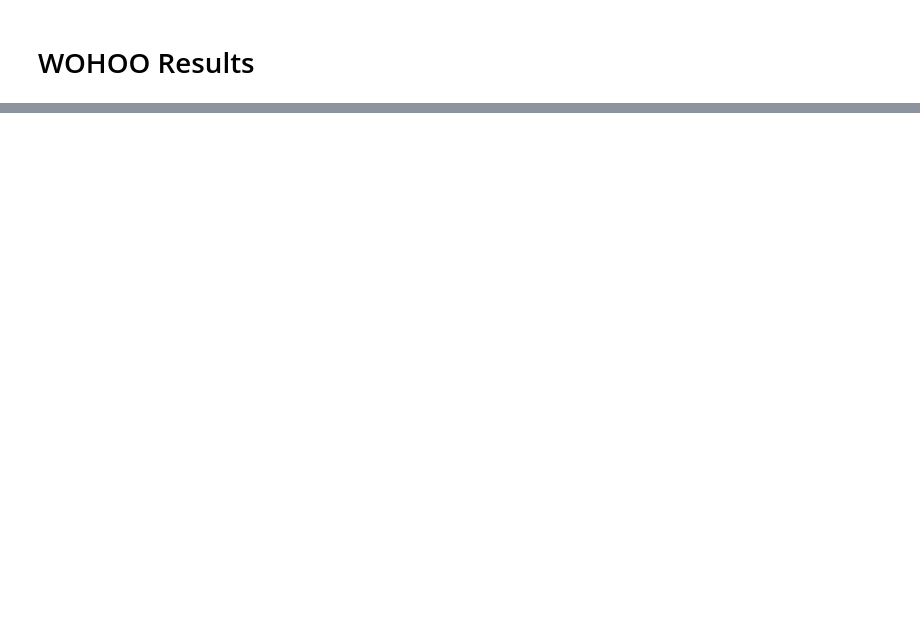
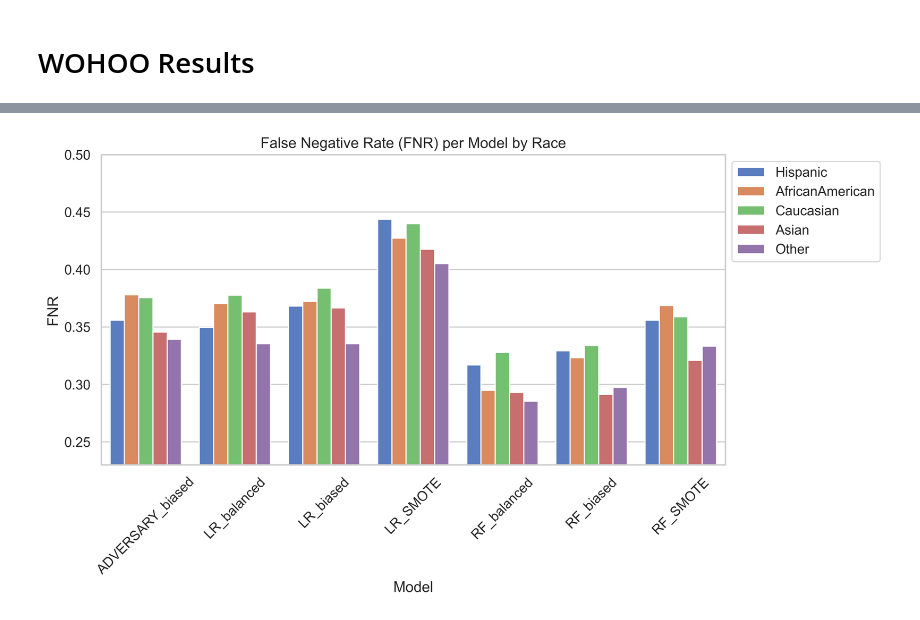
Before and after one commit to pxndey/csgy9223_project, a Jupyter notebook: results.ipynb, the cells around one changed output, grey strips where cells are left out. Saved outputs shown, nothing was run; the diff lists cells and outputs as text; code cells hidden in the pictures; blank space fills up the shorter version.

```diff
--- a/results.ipynb
+++ b/results.ipynb
@@ -133,0 +84,11 @@ plt.show()
+# %%
+# 4. FNR Parity
+plt.figure(figsize=(10,5),dpi=400)
+sns.barplot(data=metrics_df, x="Model", y="FNR", hue="Race")
+plt.title("False Negative Rate (FNR) per Model by Race")
+plt.xticks(rotation=45)
+plt.ylim(0.23,0.5)
+plt.legend(loc='upper left', bbox_to_anchor=(1, 1))
+plt.show()
+# %% [output]
+[figure, added]
```
Also changed, not shown: parts of 17 cells of this notebook, 1 other file.
